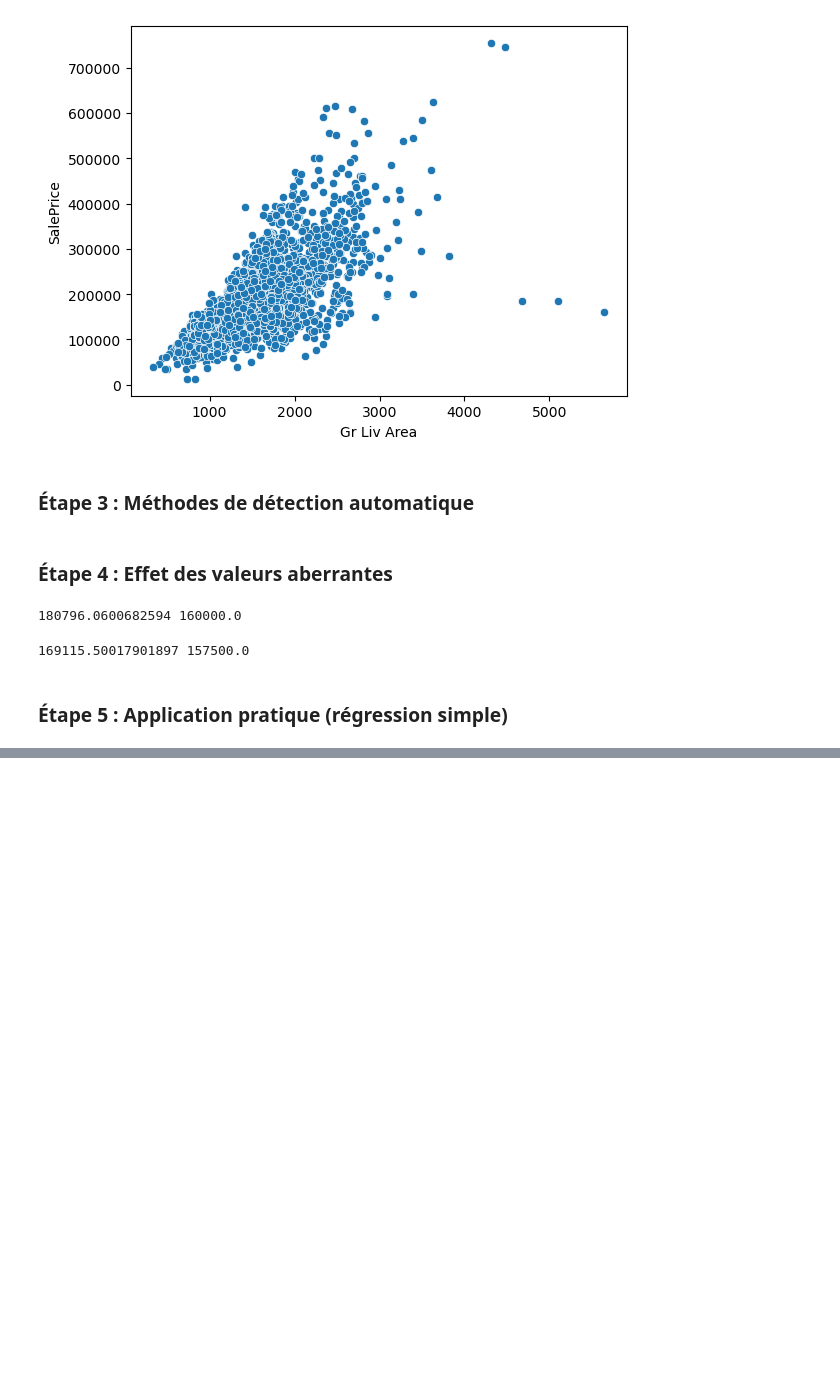
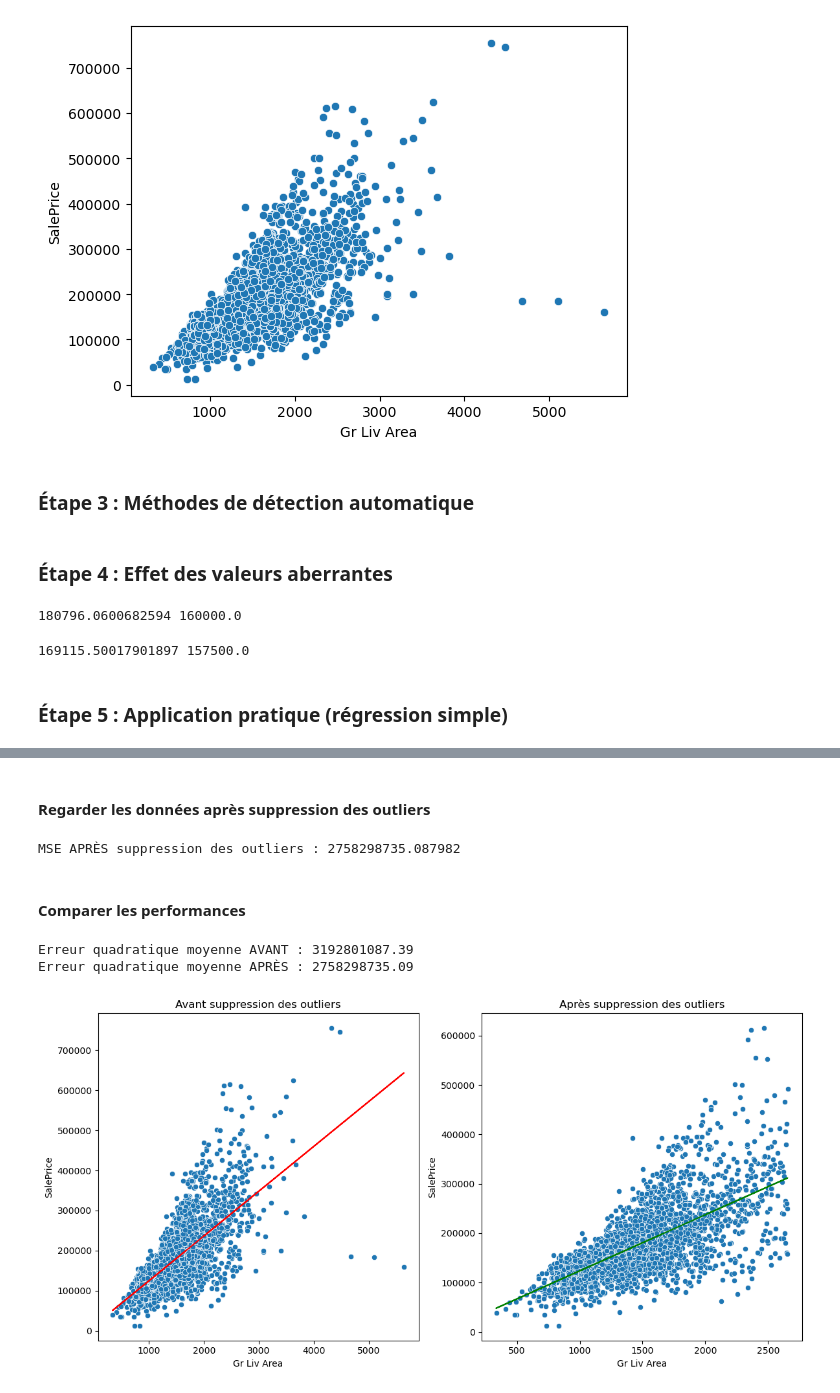
Before and after one commit to kkepiphane/analyse_valeurs_aberrantes, a Jupyter notebook: analyse_methode_IQR.ipynb, the cells around one changed output, grey strips where cells are left out. Cells and saved outputs as stored; diff of their text form; code cells hidden in the pictures; blank space fills up the shorter version.

Commit message:
add TP : Analyse et suppression des valeurs aberrantes (outliers)

```diff
--- a/analyse_methode_IQR.ipynb
+++ b/analyse_methode_IQR.ipynb
@@ -74,0 +85,53 @@ print(mean_squared_error(df['SalePrice'], preds))
+# %%
+# Méthode IQR sur 'Gr Liv Area'
+Q1 = df["Gr Liv Area"].quantile(0.25)
+Q3 = df["Gr Liv Area"].quantile(0.75)
+IQR = Q3 - Q1
+
+lower_bound = Q1 - 1.5 * IQR
+upper_bound = Q3 + 1.5 * IQR
+
+# Filtrer les données sans outliers
+df_clean = df[(df["Gr Liv Area"] >= lower_bound) & (df["Gr Liv Area"] <= upper_bound)]
+# %% [markdown]
+#### Regarder les données après suppression des outliers
+# %%
+X_clean = df_clean[["Gr Liv Area"]]
+y_clean = df_clean["SalePrice"]
+
+model_clean = LinearRegression()
+model_clean.fit(X_clean, y_clean)
+
+y_pred_clean = model_clean.predict(X_clean)
+mse_clean = mean_squared_error(y_clean, y_pred_clean)
+
+print("MSE APRÈS suppression des outliers :", mse_clean)
+# %% [output]
+MSE APRÈS suppression des outliers : 2758298735.087982
+# %% [markdown]
+#### Comparer les performances
+# %%
+print(f"Erreur quadratique moyenne AVANT : {mse_all:.2f}")
+print(f"Erreur quadratique moyenne APRÈS : {mse_clean:.2f}")
+# %% [output]
+Erreur quadratique moyenne AVANT : 3192801087.39
+Erreur quadratique moyenne APRÈS : 2758298735.09
+# %%
+plt.figure(figsize=(12,6))
+
+# AVANT
+plt.subplot(1, 2, 1)
+sns.scatterplot(x="Gr Liv Area", y="SalePrice", data=df)
+plt.plot(df["Gr Liv Area"], y_pred_all, color='red')
+plt.title("Avant suppression des outliers")
+
+# APRÈS
+plt.subplot(1, 2, 2)
+sns.scatterplot(x="Gr Liv Area", y="SalePrice", data=df_clean)
+plt.plot(df_clean["Gr Liv Area"], y_pred_clean, color='green')
+plt.title("Après suppression des outliers")
+
+plt.tight_layout()
+plt.show()
+# %% [output]
+[figure, added]
```
Also changed, not shown: parts of 2 cells of this notebook.
